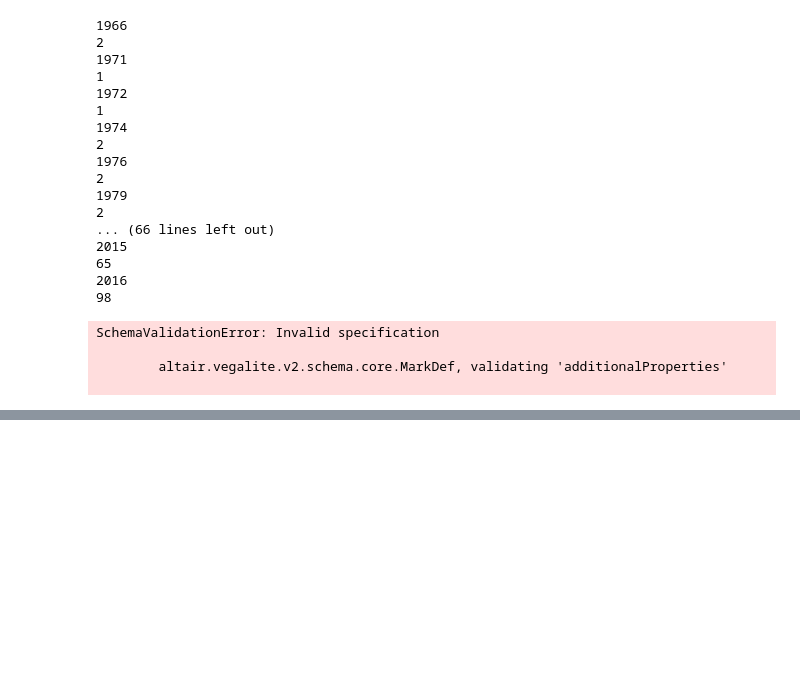
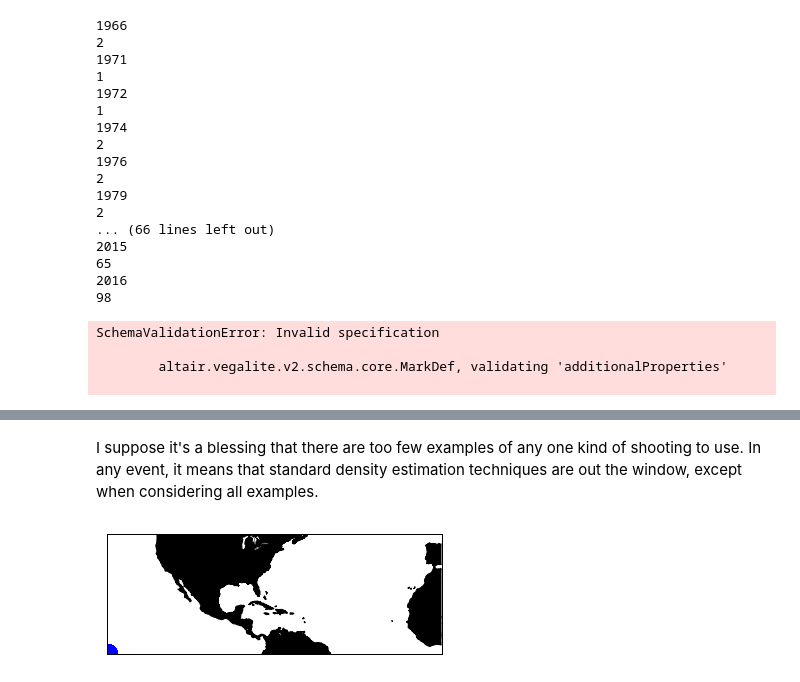
Before and after one commit to SpencerNorris/MSA, a Jupyter notebook: MSA Analysis.ipynb, the cells around one changed output, grey strips where cells are left out. Saved outputs shown, nothing was run; the diff lists cells and outputs as text; code cells hidden in the pictures; blank space fills up the shorter version.

```diff
--- a/MSA Analysis.ipynb
+++ b/MSA Analysis.ipynb
@@ -306,0 +325,6 @@ shooters['Fate of Shooter']
+# %%
+#Let's start by looking at how many examples there are for each motive
+shooters['Possible Motive - General'] = shooters['Possible Motive - General'].str.lower()
+motive_groups = shooters.groupby('Possible Motive - General')
+for name, group in motive_groups:
+    print(name, ": ", len(group))
@@ -306,0 +349,43 @@ shooters['Fate of Shooter']
+# %% [markdown]
+I suppose it's a blessing that there are too few examples of any one kind of shooting to use. In any event, it means that standard density estimation techniques are out the window, except when considering all examples.
+# %%
+from mpl_toolkits.basemap import Basemap
+
+COLORS=['#1DACE8','#1C366B','#F24D29','#E5C4A1','#C4CFD0']
+SELECTED_GROUPS = [
+    'social dispute',
+    'terminated/denied/reprimanded',
+    'domestic dispute',
+    'mental illness',
+    'political/religious ideals'
+]
+
+fig, ax = plt.subplots()
+shooter_map = Basemap(llcrnrlon=-145.5,llcrnrlat=1.,urcrnrlon=-2.566,urcrnrlat=46.352,\
+            rsphere=(6378137.00,6356752.3142),
+            resolution='l',area_thresh=1000.,projection='merc',
+            lat_1=50.,lon_0=-107.,ax=ax)
+shooter_map.drawcoastlines()
+shooter_map.drawcountries()
+shooter_map.fillcontinents(color = 'black')
+shooter_map.drawmapboundary()
+
+
+##TODO: fix the coordinates and map projection
+
+#Plot the shooting motivation groups we've indicated above
+color_counter = 0
+for name, group in motive_groups:
+    if name in SELECTED_GROUPS:
+        shooter_map.plot(
+            group['Latitude'],
+            group['Longitude'],
+#             color=COLORS[color_counter],
+            'bo',
+            markersize=20
+        )
+        color_counter += 1
+
+plt.show()
+# %% [output]
+[figure, added]
```
Also changed, not shown: parts of 12 cells of this notebook.
